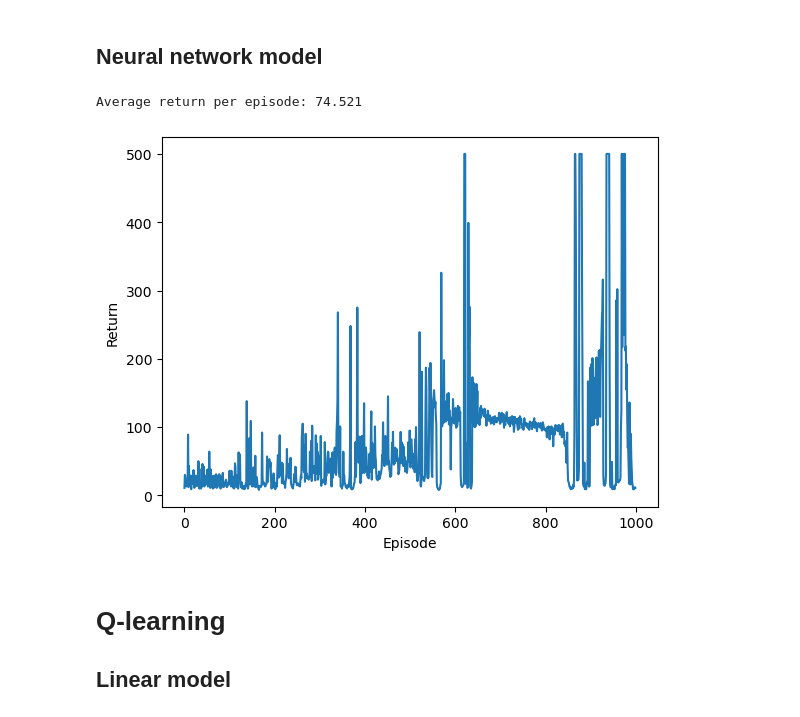
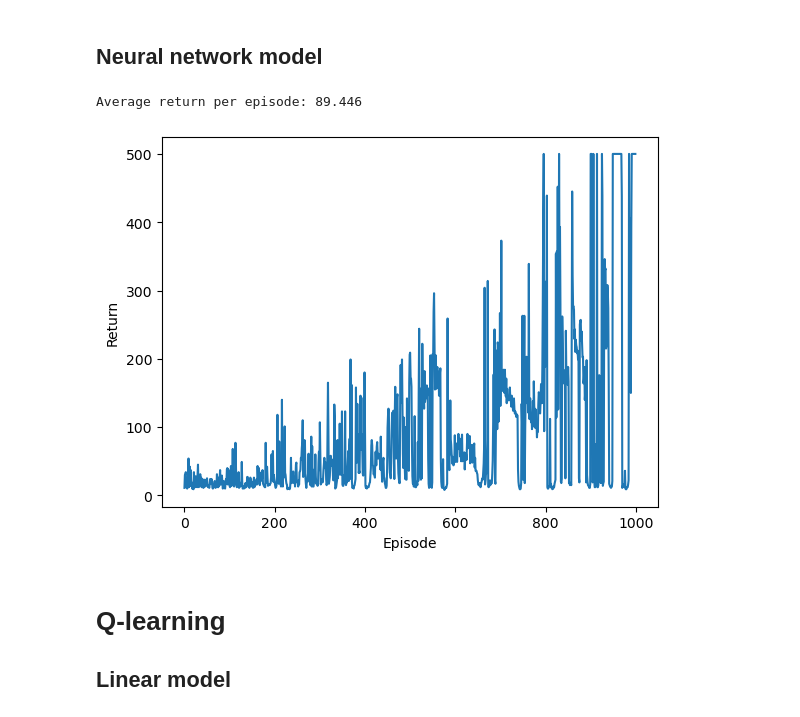
Before and after one commit to CarlFredriksson/rl-gymnasium-training, a Jupyter notebook: CartPole/cart_pole.ipynb, the cells around one changed output. Cells and saved outputs as stored; diff of their text form; code cells hidden in the pictures.

```diff
--- a/CartPole/cart_pole.ipynb
+++ b/CartPole/cart_pole.ipynb
@@ -34,7 +34,7 @@ GAMMA = 0.99
 EPS_START = 1
 EPS_END = 0.05
 EPS_DECAY = 0.995
-NN_HIDDEN_LAYER_SIZE = 24
+NN_HIDDEN_LAYER_SIZES = [24, 24]
 RNG_SEED = 7
 NUM_STEPS_BETWEEN_TARGET_MODEL_UPDATES = 500
 device = torch.device("cuda" if torch.cuda.is_available() else "cpu")
@@ -66,17 +66,17 @@ Average return per episode: 22.797
 # %%
 env = gym.make(ENVIRONMENT_ID)
 env.action_space.seed(RNG_SEED)
-model = SimpleNN(env.observation_space.shape[0], env.action_space.n, NN_HIDDEN_LAYER_SIZE).to(device)
+model = create_simple_nn(env.observation_space.shape[0], env.action_space.n, NN_HIDDEN_LAYER_SIZES).to(device)
 optimizer = optim.AdamW(model.parameters(), lr=0.001, amsgrad=True)
 loss_func = nn.MSELoss()
 returns = train_episodic_semi_grad_sarsa(
     env, model, loss_func, optimizer, device, RNG_SEED, NUM_EPISODES, GAMMA, EPS_START, EPS_END, EPS_DECAY, GRAD_CLIP_VALUE
 )
 env.close()
 plot_returns(returns)
 # %% [output]
-Average return per episode: 74.521
+Average return per episode: 89.446
-[figure, old version]
+[figure, new version]
 # %% [markdown]
 # Q-learning
 
```
Also changed, not shown: parts of 8 cells of this notebook, 1 other file.
